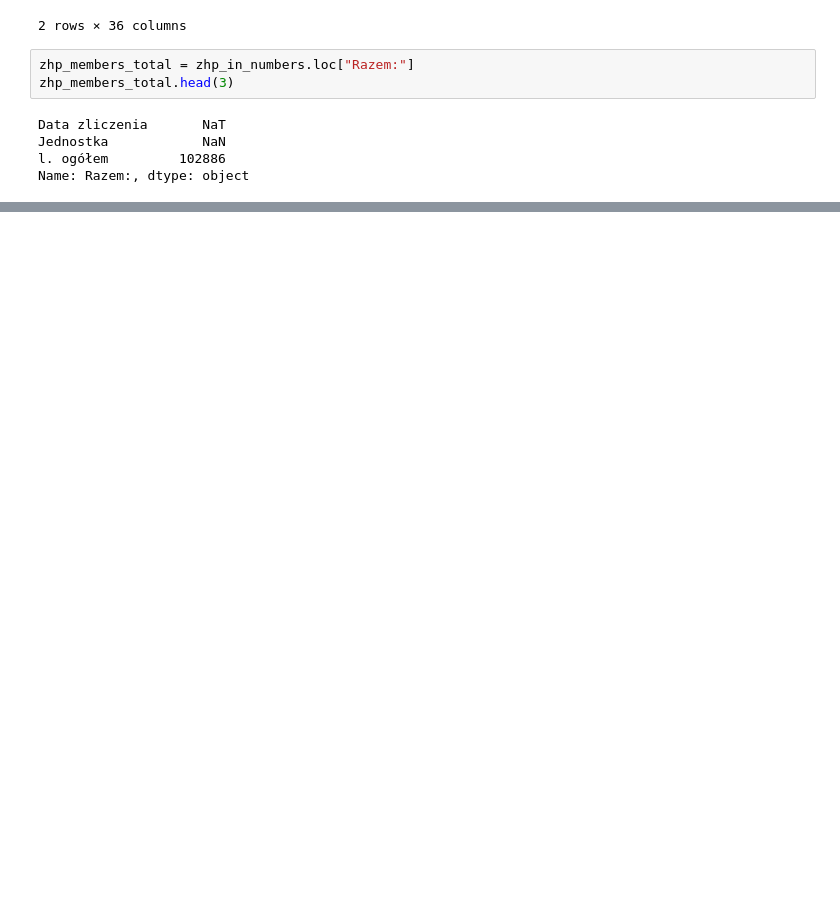
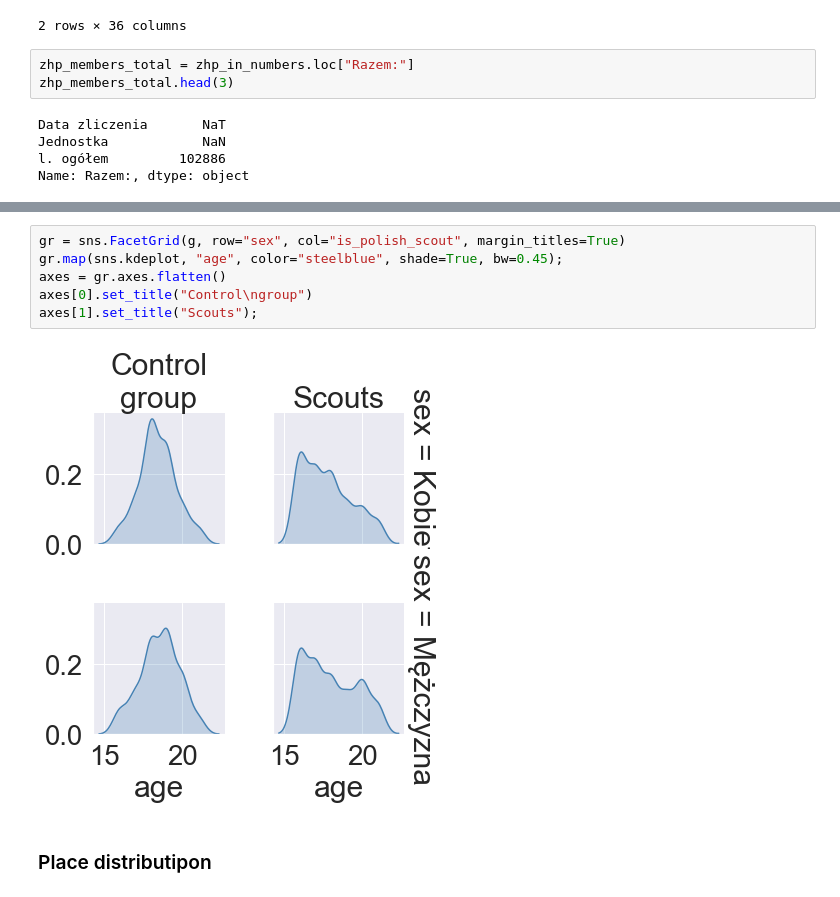
Before and after one commit to krassowska/scouts-and-ticks, a Jupyter notebook: Demographics.ipynb, the cells around one changed output, grey strips where cells are left out. Drawn from its saved outputs; the diff is of its cells as text; blank space fills up the shorter version.

Commit message:
Add sex and place distributions

```diff
--- a/Demographics.ipynb
+++ b/Demographics.ipynb
@@ -285,0 +352,10 @@ zhp_female_male_ratio
+# %%
+gr = sns.FacetGrid(g, row="sex", col="is_polish_scout", margin_titles=True)
+gr.map(sns.kdeplot, "age", color="steelblue", shade=True, bw=0.45);
+axes = gr.axes.flatten()
+axes[0].set_title("Control\ngroup")
+axes[1].set_title("Scouts");
+# %% [output]
+[figure, added]
+# %% [markdown]
+### Place distributipon
```
Also changed, not shown: parts of 34 cells of this notebook, 2 other files.
